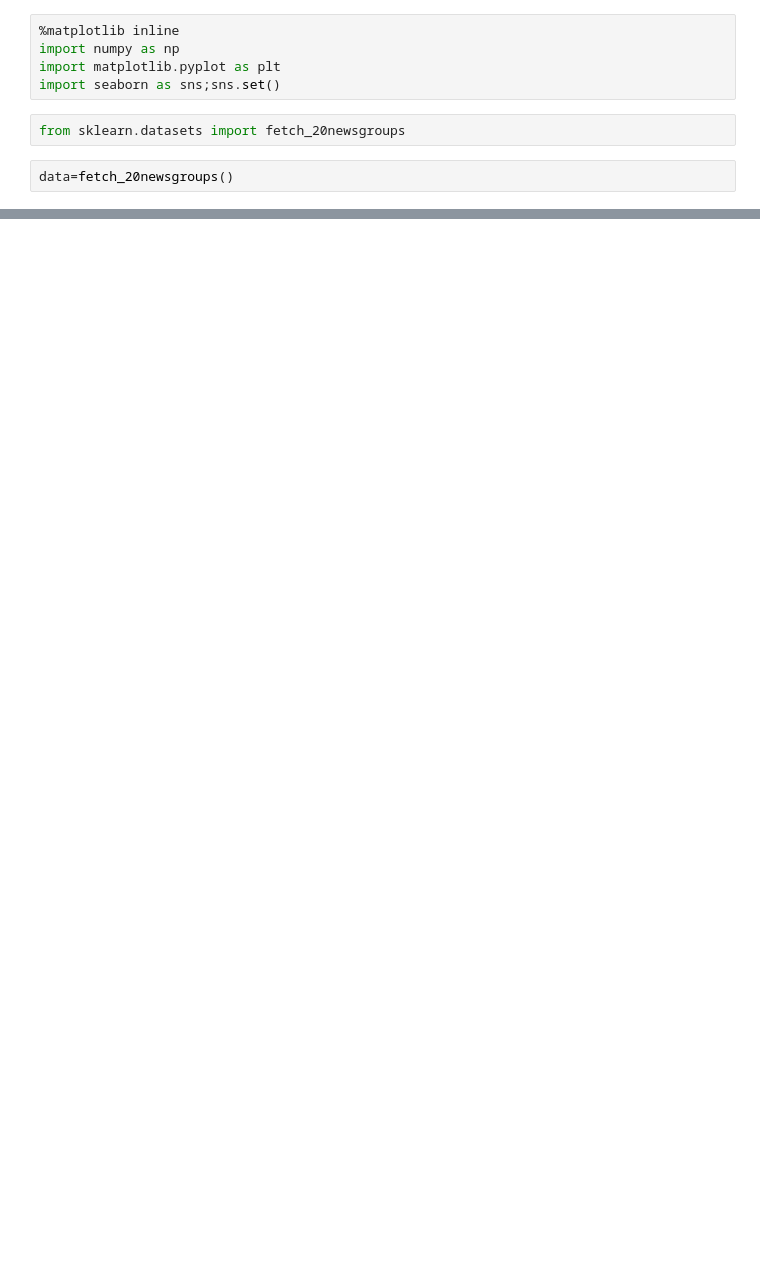
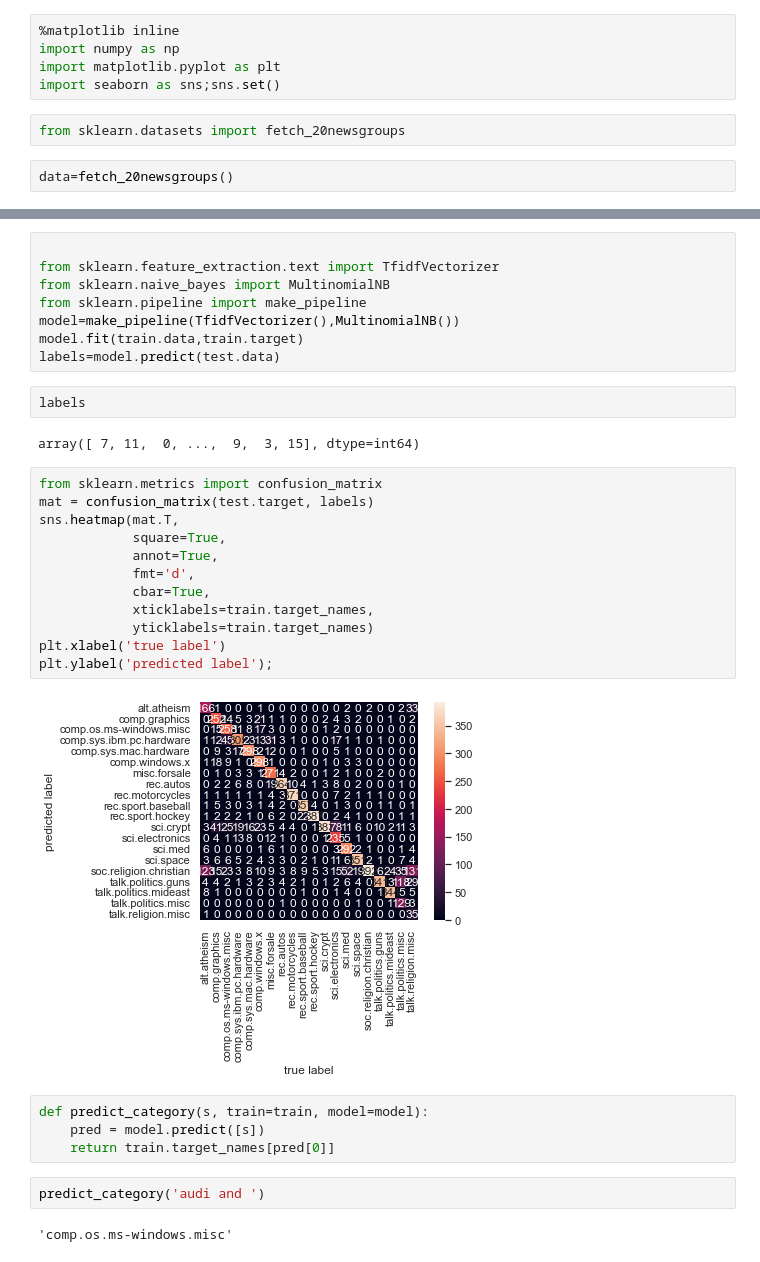
Before and after one commit to Ciphercrypt/News-classifier-using-naive-bayes-algorithm, a Jupyter notebook: main.ipynb, the cells around one changed output, grey strips where cells are left out. Drawn from its saved outputs; the diff is of its cells as text; blank space fills up the shorter version.

Commit message:
model trained and test

```diff
--- a/main.ipynb
+++ b/main.ipynb
@@ -76,3 +79,37 @@ In article <1r1eu1$4t@transfer.stratus.com> cdt@sw.stratus.com (C. D. Tavares) w
 --
 doug foxvog
 douglas.foxvog@vtt.fi
+# %%
+
+from sklearn.feature_extraction.text import TfidfVectorizer
+from sklearn.naive_bayes import MultinomialNB
+from sklearn.pipeline import make_pipeline
+model=make_pipeline(TfidfVectorizer(),MultinomialNB())
+model.fit(train.data,train.target)
+labels=model.predict(test.data)
+# %%
+labels
+# %% [output]
+array([ 7, 11,  0, ...,  9,  3, 15], dtype=int64)
+# %%
+from sklearn.metrics import confusion_matrix
+mat = confusion_matrix(test.target, labels)
+sns.heatmap(mat.T,
+            square=True,
+            annot=True,
+            fmt='d',
+            cbar=True,
+            xticklabels=train.target_names,
+            yticklabels=train.target_names)
+plt.xlabel('true label')
+plt.ylabel('predicted label');
+# %% [output]
+[figure, added]
+# %%
+def predict_category(s, train=train, model=model):
+    pred = model.predict([s])
+    return train.target_names[pred[0]]
+# %%
+predict_category('audi and ')
+# %% [output]
+'comp.os.ms-windows.misc'
```
Also changed, not shown: parts of 4 cells of this notebook.
